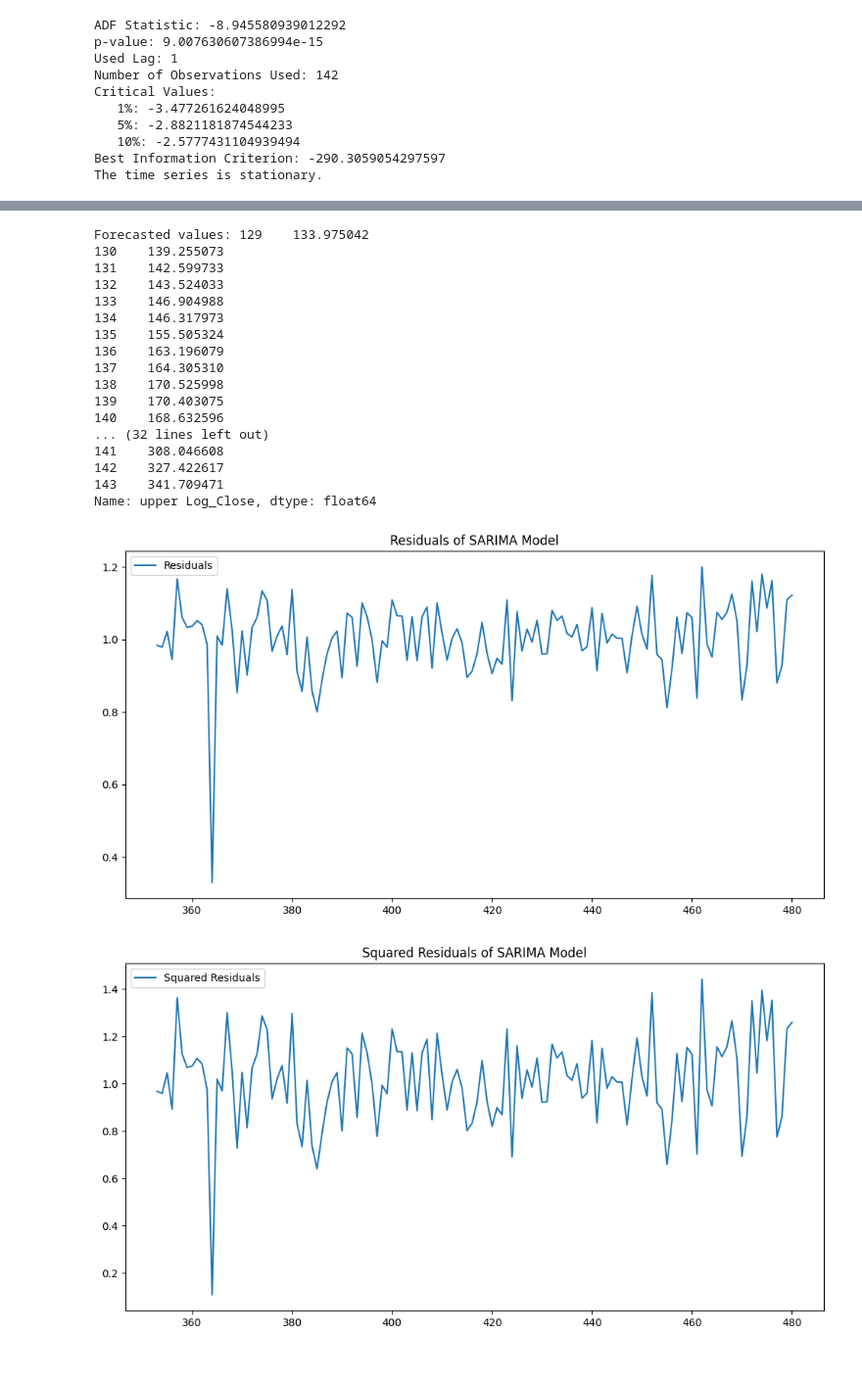
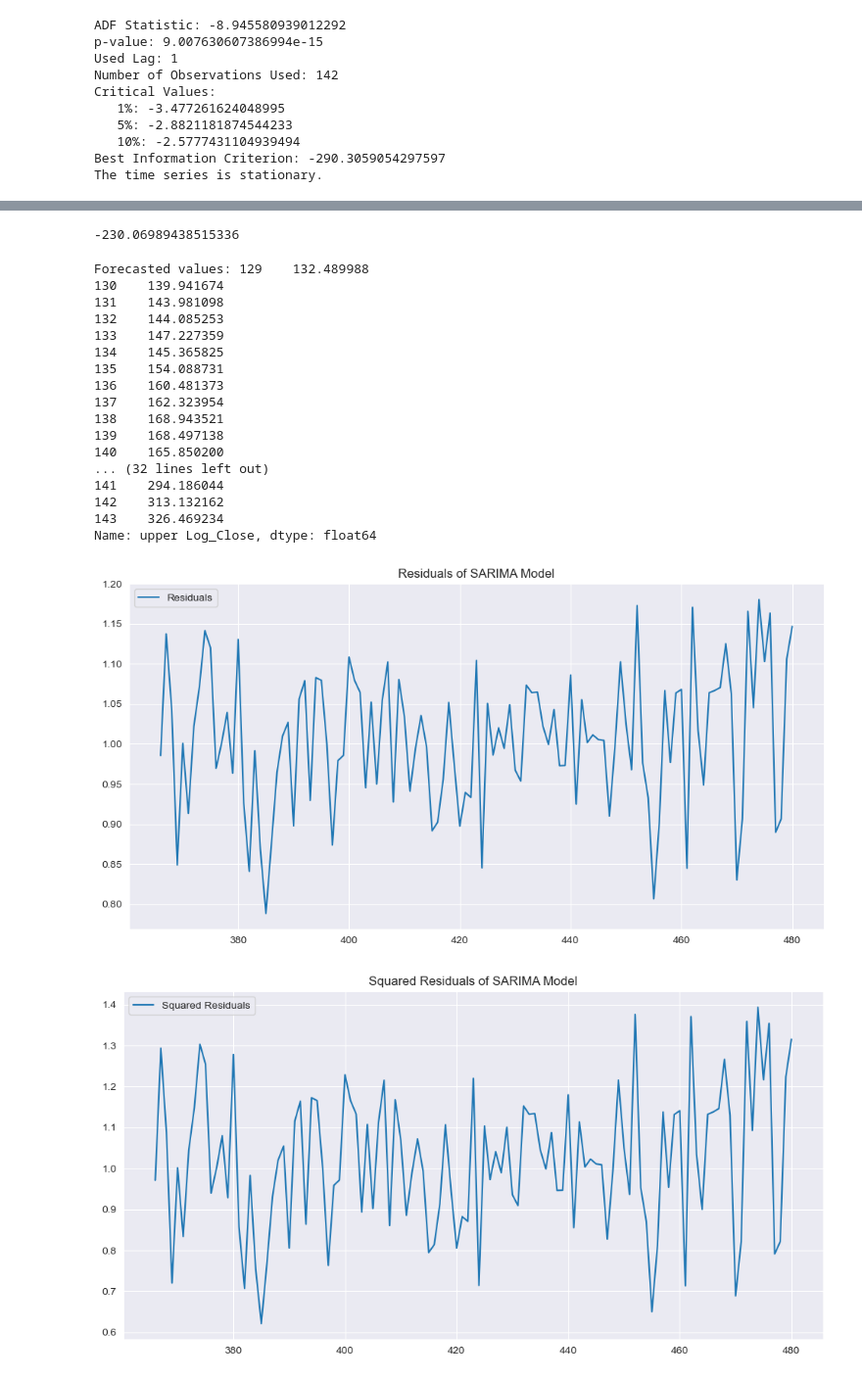
Before and after one commit to balooooooooo/econometric-modelling, a Jupyter notebook: analysis.ipynb, the cells around one changed output, grey strips where cells are left out. Shown at 98% size. Drawn from its saved outputs; the diff is of its cells as text; code cells hidden in the pictures.

```diff
--- a/analysis.ipynb
+++ b/analysis.ipynb
@@ -663,9 +705,12 @@ plt.show()
 # %%
-sarima=sm.tsa.SARIMAX(df_train['Log_Close'],order=(2,1,0),seasonal_order=(1,1,1,12))
+sarima=sm.tsa.SARIMAX(df_train['Log_Close'],order=(0,1,0), seasonal_order=(1,1,1,12))
 model = sarima.fit()
 predicted = model.predict()
 predicted
 forecast = model.forecast(15, exog = None)
+print(model.aic)
+# %% [output]
+-230.06989438515336
 # %%
 forecast = model.get_forecast(steps=15)
 forecast_values = np.exp(forecast.predicted_mean)
@@ -679,22 +724,22 @@ print("Forecasted values:", forecast_values)
 print("Lower confidence interval:", lower_ci)
 print("Upper confidence interval:", upper_ci)
 # %% [output]
-Forecasted values: 129    133.975042
-130    139.255073
-131    142.599733
-132    143.524033
-133    146.904988
-134    146.317973
-135    155.505324
-136    163.196079
-137    164.305310
-138    170.525998
-139    170.403075
-140    168.632596
+Forecasted values: 129    132.489988
+130    139.941674
+131    143.981098
+132    144.085253
+133    147.227359
+134    145.365825
+135    154.088731
+136    160.481373
+137    162.323954
+138    168.943521
+139    168.497138
+140    165.850200
 ... (32 lines left out)
-141    308.046608
-142    327.422617
-143    341.709471
+141    294.186044
+142    313.132162
+143    326.469234
 Name: upper Log_Close, dtype: float64
 # %%
 # plt.figure(figsize=(20,6))
@@ -714,21 +759,21 @@ Name: upper Log_Close, dtype: float64
 # forecast = model.forecast(15, exog = None)
 # forecast_ci = model.get_forecast(steps=15).conf_int()
 # %%
-residuals = np.exp(model.resid)
+residuals = np.exp(model.resid)[13:]
 plt.figure(figsize=(12, 6))
 plt.plot(residuals[1:], label='Residuals')
 plt.title('Residuals of SARIMA Model')
 plt.legend()
 plt.savefig(f"log_residuals.pdf", format="pdf", dpi=500, bbox_inches = "tight")
 plt.show()
 
 # Plot the squared residuals
 plt.figure(figsize=(12, 6))
 plt.plot(residuals[1:]**2, label='Squared Residuals')
 plt.title('Squared Residuals of SARIMA Model')
 plt.legend()
 plt.savefig(f"log_squared_residuals.pdf", format="pdf", dpi=500, bbox_inches = "tight")
 plt.show()
 # %% [output]
-[figure, old version]
+[figure, new version]
-[figure, old version]
+[figure, new version]
```
Also changed, not shown: parts of 39 cells of this notebook.
